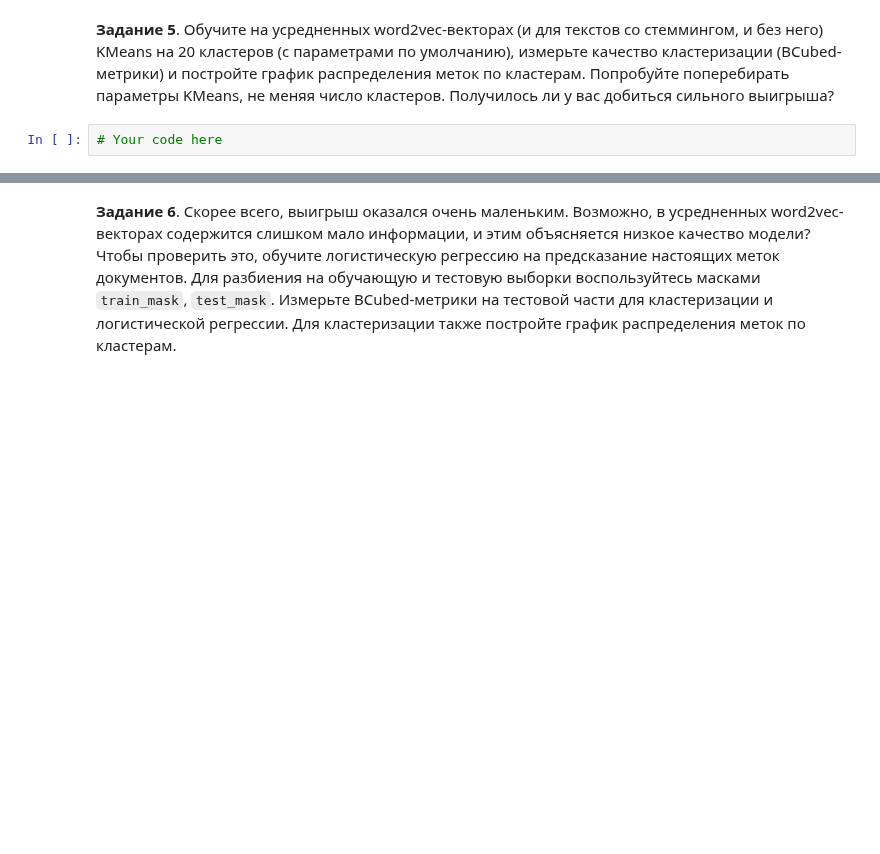
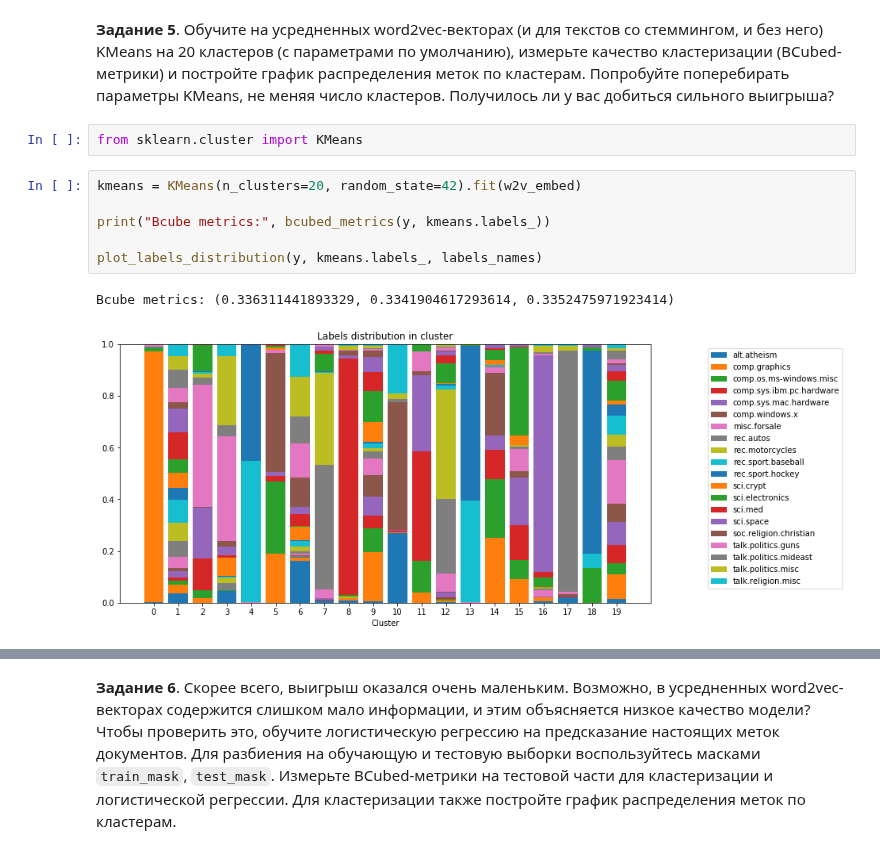
Before and after one commit to Mikhail-off/ML2018, a Jupyter notebook: HW10/homework-practice-10.ipynb, the cells around one changed output, grey strips where cells are left out. Drawn from its saved outputs; the diff is of its cells as text; blank space fills up the shorter version.

```diff
--- a/HW10/homework-practice-10.ipynb
+++ b/HW10/homework-practice-10.ipynb
@@ -335,5 +337,14 @@ plot_labels_distribution(y, rand_cluster, labels_names)
 # Часть 2. Кластеризация
 # %% [markdown]
 **Задание 5**. Обучите на усредненных word2vec-векторах (и для текстов со стеммингом, и без него) KMeans на 20 кластеров (с параметрами по умолчанию), измерьте качество кластеризации (BCubed-метрики) и постройте график распределения меток по кластерам. Попробуйте поперебирать параметры KMeans, не меняя число кластеров. Получилось ли у вас добиться сильного выигрыша?
-# %%
-# Your code here
+# %%
+from sklearn.cluster import KMeans
+# %%
+kmeans = KMeans(n_clusters=20, random_state=42).fit(w2v_embed)
+
+print("Bcube metrics:", bcubed_metrics(y, kmeans.labels_))
+
+plot_labels_distribution(y, kmeans.labels_, labels_names)
+# %% [output]
+Bcube metrics: (0.336311441893329, 0.3341904617293614, 0.3352475971923414)
+[figure, added]
```
Also changed, not shown: parts of 8 cells of this notebook.
